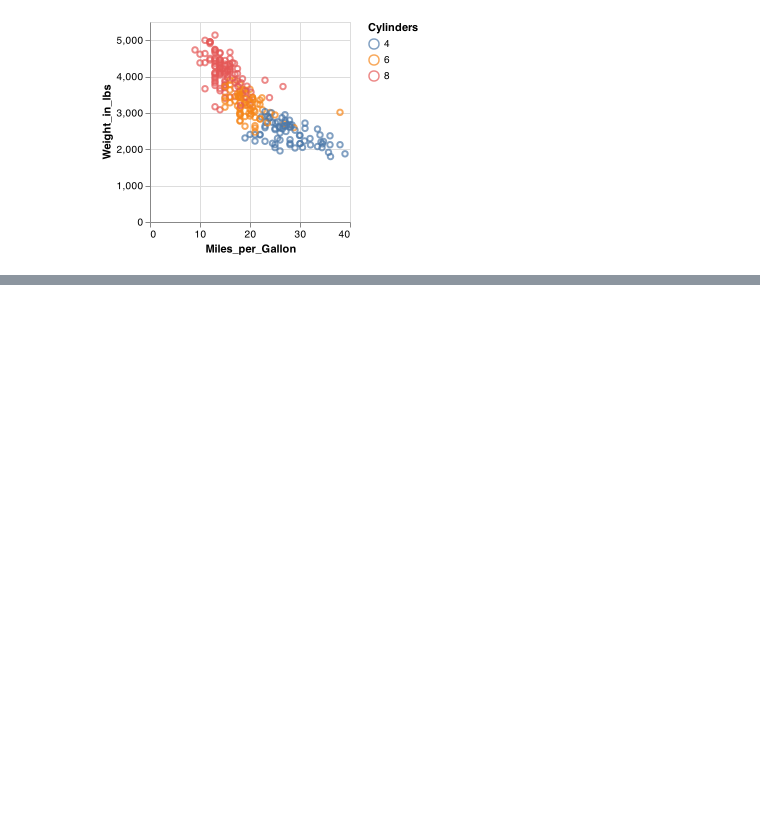
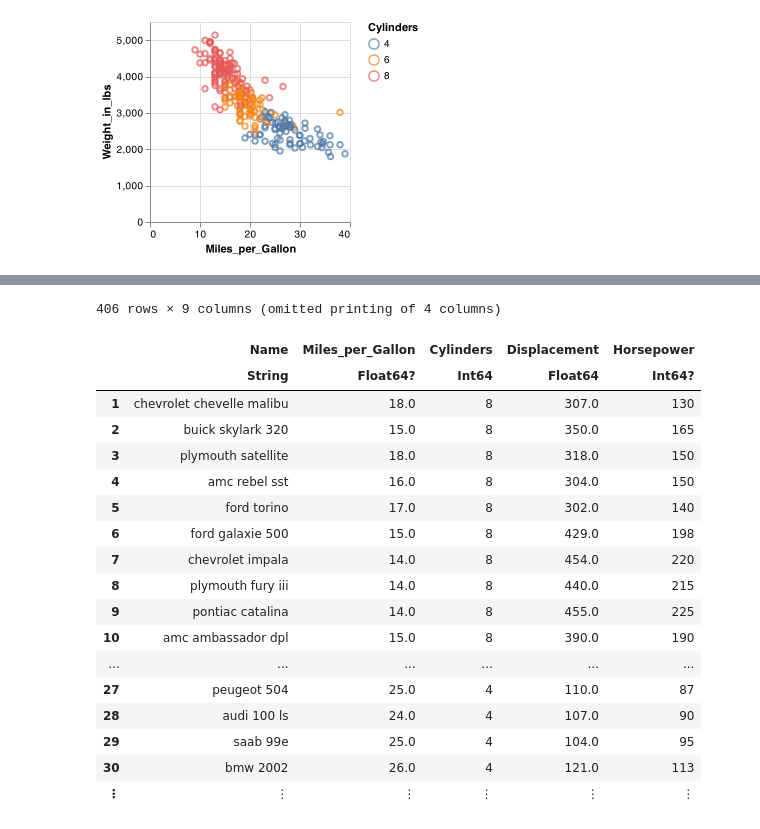
Before and after one commit to ekonlab/ai, a Jupyter notebook: julia/julia_note_one.ipynb, the cells around one changed output, grey strips where cells are left out. Saved outputs shown, nothing was run; the diff lists cells and outputs as text; code cells hidden in the pictures; blank space fills up the shorter version.

```diff
--- a/julia/julia_note_one.ipynb
+++ b/julia/julia_note_one.ipynb
@@ -38,0 +60,22 @@ load("us_cars.csv") |>
+# %%
+load("cars_2.feather") |> DataFrame
+# %% [output]
+406 rows × 9 columns (omitted printing of 4 columns)
+|  | Name | Miles_per_Gallon | Cylinders | Displacement | Horsepower |
+|  | String | Float64? | Int64 | Float64 | Int64? |
+| 1 | chevrolet chevelle malibu | 18.0 | 8 | 307.0 | 130 |
+| 2 | buick skylark 320 | 15.0 | 8 | 350.0 | 165 |
+| 3 | plymouth satellite | 18.0 | 8 | 318.0 | 150 |
+| 4 | amc rebel sst | 16.0 | 8 | 304.0 | 150 |
+| 5 | ford torino | 17.0 | 8 | 302.0 | 140 |
+| 6 | ford galaxie 500 | 15.0 | 8 | 429.0 | 198 |
+| 7 | chevrolet impala | 14.0 | 8 | 454.0 | 220 |
+| 8 | plymouth fury iii | 14.0 | 8 | 440.0 | 215 |
+| 9 | pontiac catalina | 14.0 | 8 | 455.0 | 225 |
+| 10 | amc ambassador dpl | 15.0 | 8 | 390.0 | 190 |
+| ... | ... | ... | ... | ... | ... |
+| 27 | peugeot 504 | 25.0 | 4 | 110.0 | 87 |
+| 28 | audi 100 ls | 24.0 | 4 | 107.0 | 90 |
+| 29 | saab 99e | 25.0 | 4 | 104.0 | 95 |
+| 30 | bmw 2002 | 26.0 | 4 | 121.0 | 113 |
+| ⋮ | ⋮ | ⋮ | ⋮ | ⋮ | ⋮ |
```
Also changed, not shown: parts of 20 cells of this notebook, 2 other files.
